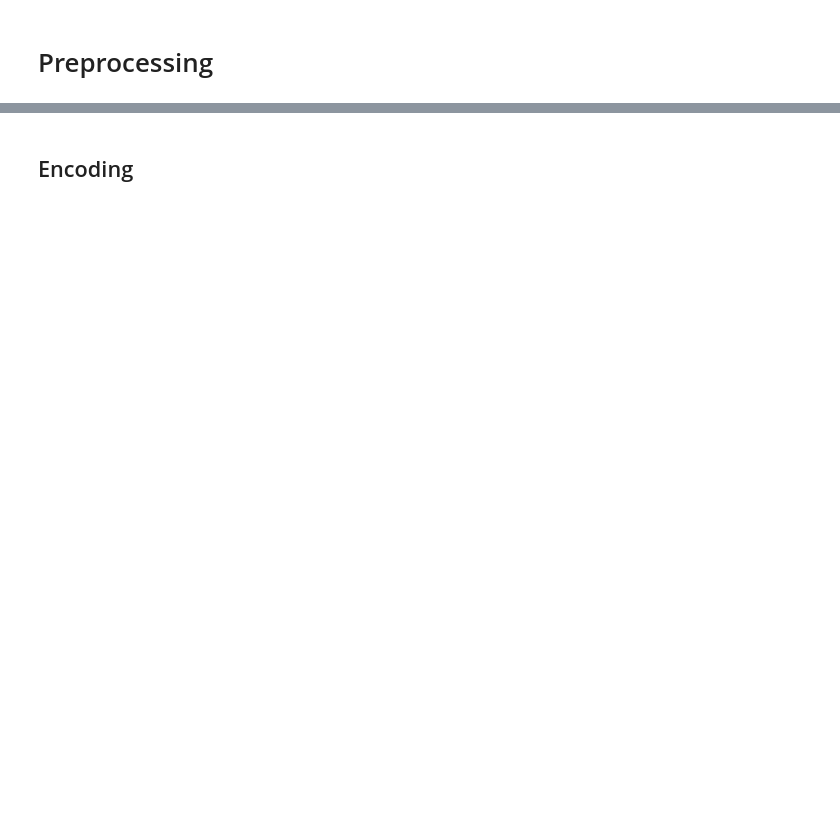
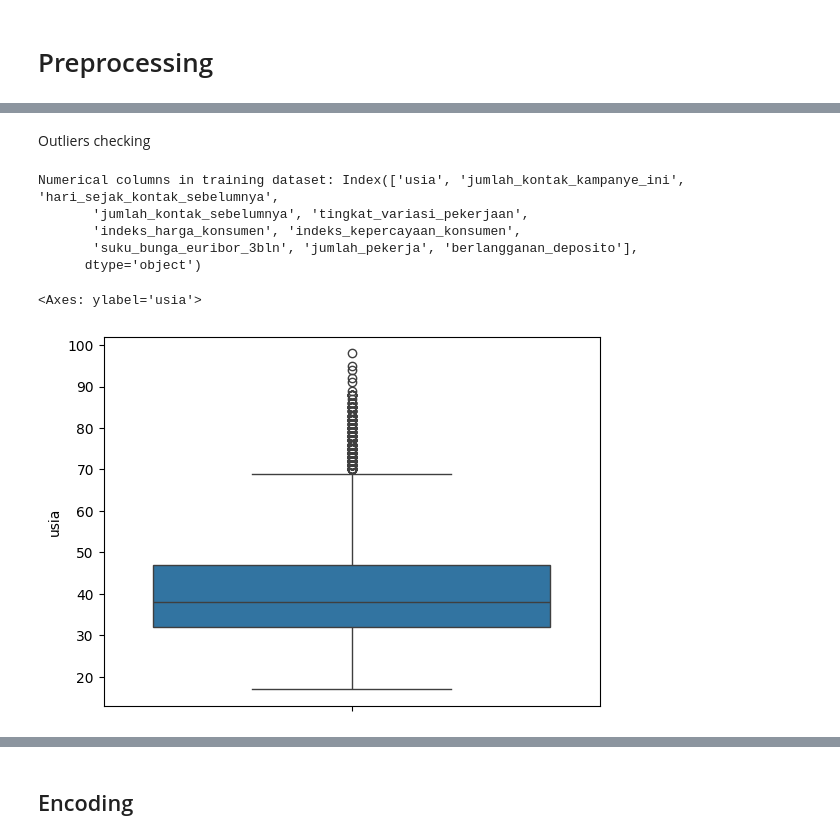
Before and after one commit to 6n6j6m/Data-Quest-Challenge-DSI, a Jupyter notebook: main.ipynb, the cells around one changed output, grey strips where cells are left out. Cells and saved outputs as stored; diff of their text form; code cells hidden in the pictures; blank space fills up the shorter version.

```diff
--- a/main.ipynb
+++ b/main.ipynb
@@ -204,0 +291,18 @@ print(test.duplicated().sum())
+# %% [markdown]
+Outliers checking
+# %%
+# Check for numerical columns
+num_cols = train.select_dtypes(include=['int64', 'float64']).columns
+
+print("Numerical columns in training dataset:", num_cols)
+# %% [output]
+Numerical columns in training dataset: Index(['usia', 'jumlah_kontak_kampanye_ini', 'hari_sejak_kontak_sebelumnya',
+       'jumlah_kontak_sebelumnya', 'tingkat_variasi_pekerjaan',
+       'indeks_harga_konsumen', 'indeks_kepercayaan_konsumen',
+       'suku_bunga_euribor_3bln', 'jumlah_pekerja', 'berlangganan_deposito'],
+      dtype='object')
+# %%
+sns.boxplot(train['usia'])
+# %% [output]
+<Axes: ylabel='usia'>
+[figure, added]
```
Also changed, not shown: parts of 30 cells of this notebook, 6 other files.
